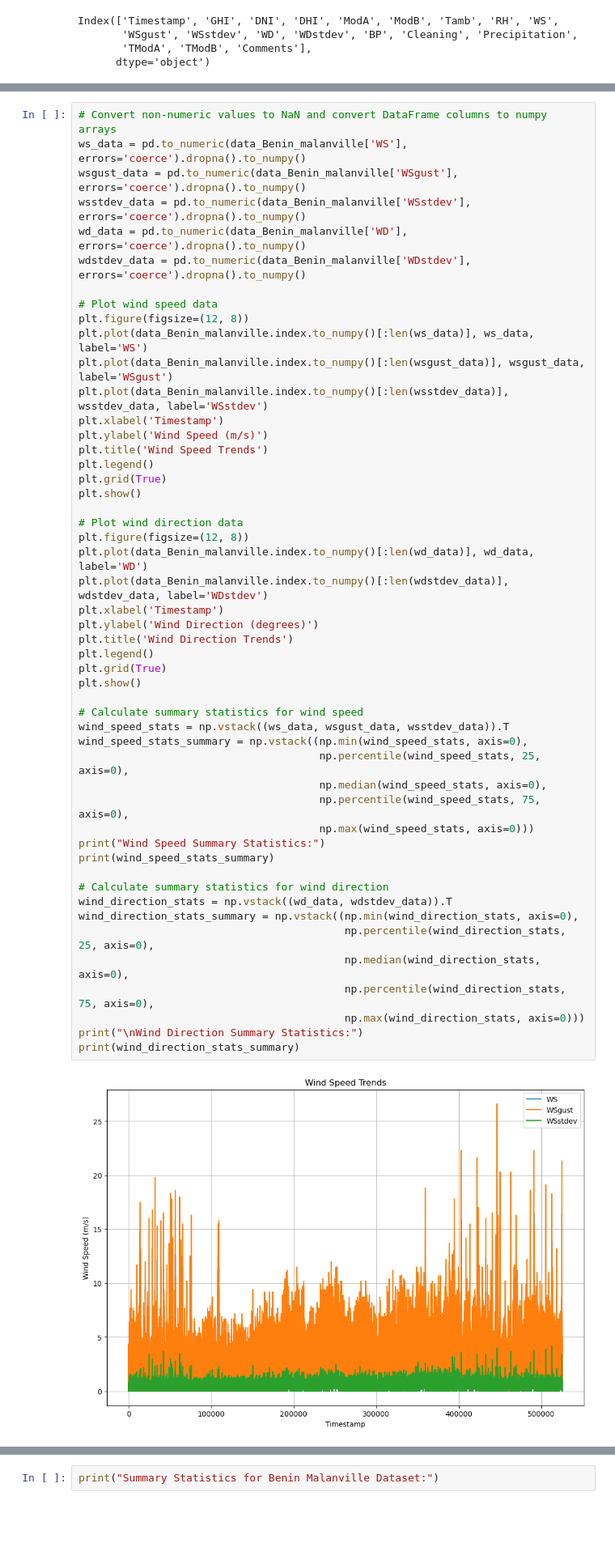
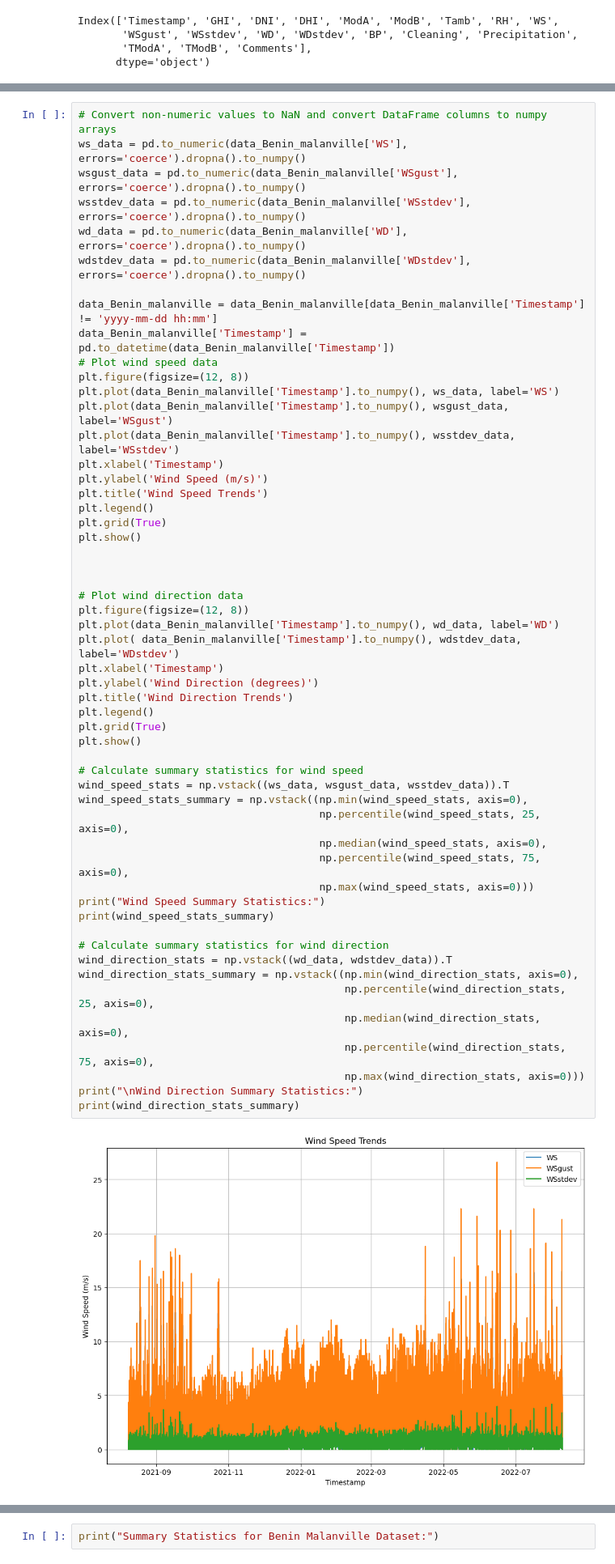
Before and after one commit to Yaadee/10-Academy-week-0, a Jupyter notebook: notebooks/EDA.ipynb, the cells around one changed output, grey strips where cells are left out. Shown at 81% size. Cells and saved outputs as stored; diff of their text form; blank space fills up the shorter version.

```diff
--- a/notebooks/EDA.ipynb
+++ b/notebooks/EDA.ipynb
@@ -142,11 +147,13 @@ wsstdev_data = pd.to_numeric(data_Benin_malanville['WSstdev'], errors='coerce').
 wd_data = pd.to_numeric(data_Benin_malanville['WD'], errors='coerce').dropna().to_numpy()
 wdstdev_data = pd.to_numeric(data_Benin_malanville['WDstdev'], errors='coerce').dropna().to_numpy()
 
+data_Benin_malanville = data_Benin_malanville[data_Benin_malanville['Timestamp'] != 'yyyy-mm-dd hh:mm']
+data_Benin_malanville['Timestamp'] = pd.to_datetime(data_Benin_malanville['Timestamp'])
 # Plot wind speed data
 plt.figure(figsize=(12, 8))
-plt.plot(data_Benin_malanville.index.to_numpy()[:len(ws_data)], ws_data, label='WS')
-plt.plot(data_Benin_malanville.index.to_numpy()[:len(wsgust_data)], wsgust_data, label='WSgust')
-plt.plot(data_Benin_malanville.index.to_numpy()[:len(wsstdev_data)], wsstdev_data, label='WSstdev')
+plt.plot(data_Benin_malanville['Timestamp'].to_numpy(), ws_data, label='WS')
+plt.plot(data_Benin_malanville['Timestamp'].to_numpy(), wsgust_data, label='WSgust')
+plt.plot(data_Benin_malanville['Timestamp'].to_numpy(), wsstdev_data, label='WSstdev')
 plt.xlabel('Timestamp')
 plt.ylabel('Wind Speed (m/s)')
 plt.title('Wind Speed Trends')
@@ -154,35 +161,37 @@ plt.legend()
 plt.grid(True)
 plt.show()
 
+
+
 # Plot wind direction data
 plt.figure(figsize=(12, 8))
-plt.plot(data_Benin_malanville.index.to_numpy()[:len(wd_data)], wd_data, label='WD')
-plt.plot(data_Benin_malanville.index.to_numpy()[:len(wdstdev_data)], wdstdev_data, label='WDstdev')
+plt.plot(data_Benin_malanville['Timestamp'].to_numpy(), wd_data, label='WD')
+plt.plot( data_Benin_malanville['Timestamp'].to_numpy(), wdstdev_data, label='WDstdev')
 plt.xlabel('Timestamp')
 plt.ylabel('Wind Direction (degrees)')
 plt.title('Wind Direction Trends')
 plt.legend()
 plt.grid(True)
 plt.show()
 
 # Calculate summary statistics for wind speed
 wind_speed_stats = np.vstack((ws_data, wsgust_data, wsstdev_data)).T
 wind_speed_stats_summary = np.vstack((np.min(wind_speed_stats, axis=0),
                                       np.percentile(wind_speed_stats, 25, axis=0),
                                       np.median(wind_speed_stats, axis=0),
                                       np.percentile(wind_speed_stats, 75, axis=0),
                                       np.max(wind_speed_stats, axis=0)))
 print("Wind Speed Summary Statistics:")
 print(wind_speed_stats_summary)
 
 # Calculate summary statistics for wind direction
 wind_direction_stats = np.vstack((wd_data, wdstdev_data)).T
 wind_direction_stats_summary = np.vstack((np.min(wind_direction_stats, axis=0),
                                           np.percentile(wind_direction_stats, 25, axis=0),
                                           np.median(wind_direction_stats, axis=0),
                                           np.percentile(wind_direction_stats, 75, axis=0),
                                           np.max(wind_direction_stats, axis=0)))
 print("\nWind Direction Summary Statistics:")
 print(wind_direction_stats_summary)
 # %% [output]
-[figure, old version]
+[figure, new version]
```
Also changed, not shown: parts of 9 cells of this notebook, 1 other file.
